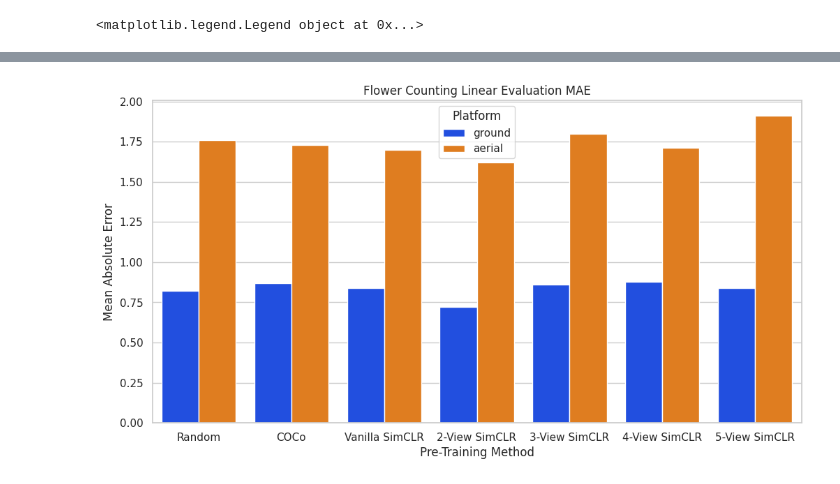
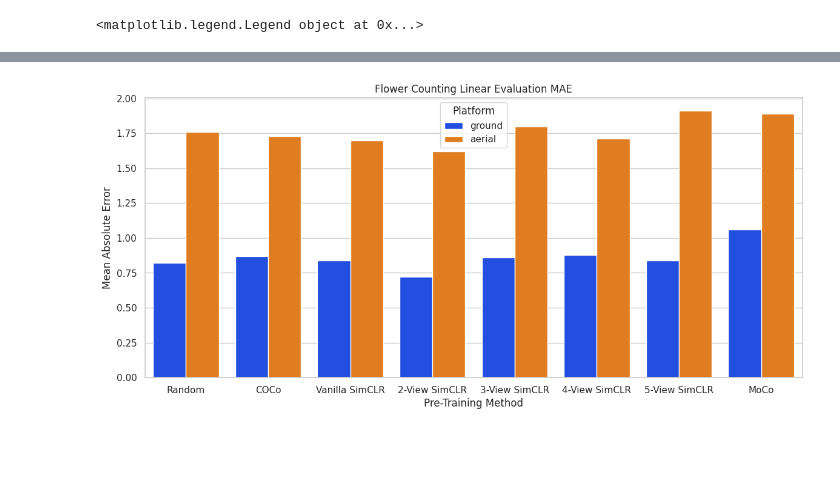
Before and after one commit to UGA-BSAIL/self-supervised-learning, a Jupyter notebook: notebooks/generate_figures.ipynb, the cells around one changed output, grey strips where cells are left out. Cells and saved outputs as stored; diff of their text form; code cells hidden in the pictures; blank space fills up the shorter version.

Commit message:
Add new clustering and figure generation stuff.

```diff
--- a/notebooks/generate_figures.ipynb
+++ b/notebooks/generate_figures.ipynb
@@ -55,22 +59,22 @@ linear_eval_data
 # %%
 import seaborn as sns
 import matplotlib.pyplot as plt
 
 # Set seaborn style
 sns.set(style="whitegrid")
 
 # Create the bar plot
-plt.figure(figsize=(12, 6))
-x_ordered = ["Random", "COCo", "Vanilla SimCLR", "2-View SimCLR", "3-View SimCLR", "4-View SimCLR", "5-View SimCLR"]
+plt.figure(figsize=(14, 6))
+x_ordered = ["Random", "COCo", "Vanilla SimCLR", "2-View SimCLR", "3-View SimCLR", "4-View SimCLR", "5-View SimCLR", "MoCo"]
 sns.barplot(data=linear_eval_data, x="Name", y='MAE', hue='Platform', palette='bright', order=x_ordered)
 plt.title('Flower Counting Linear Evaluation MAE')
 plt.xlabel('Pre-Training Method')
 plt.ylabel('Mean Absolute Error')
 plt.legend(title='Platform')
 # %% [output]
 [interactive output not drawn]
 <matplotlib.legend.Legend object at 0x...>
 [interactive output not drawn]
-[figure, old version]
+[figure, new version]
 # %%
 # Create the bar plot
```
Also changed, not shown: parts of 15 cells of this notebook, 1 other file.
